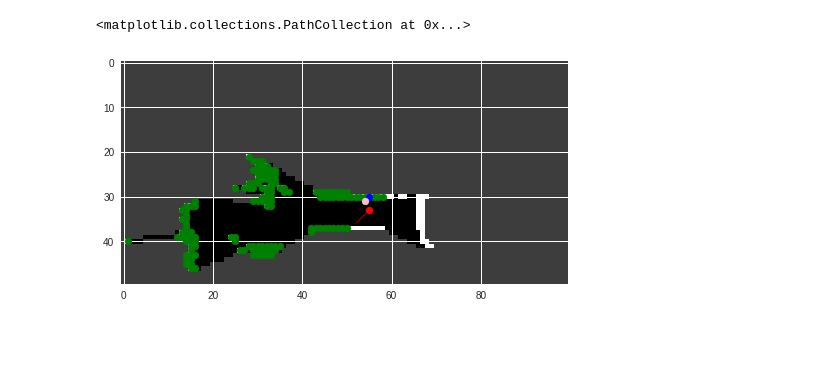
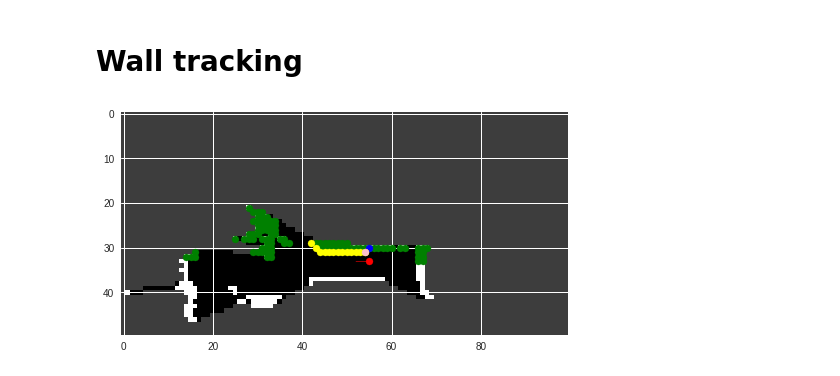
Before and after one commit to pelegharel/robotics-final, a Jupyter notebook: wall_trace.ipynb, the cells around one changed output. Drawn from its saved outputs; the diff is of its cells as text; code cells hidden in the pictures; blank space fills up the shorter version.

```diff
--- a/wall_trace.ipynb
+++ b/wall_trace.ipynb
@@ -19,6 +19,8 @@ from ipywidgets import widgets
 from IPython.display import display
 from itertools import islice, cycle
 import cv2
+# %% [markdown]
+# Wall tracking
 # %%
 def unit_vector(vector):
   """
@@ -50,7 +52,7 @@ def find_rightside_points(robot_pos, robot_rotation, points_to_filter):
   from the point of view of the robot.
   """
   vectors = points_to_filter - robot_pos
-  angles = angle2vecs(robot_rotation, vectors)
+  angles = angle_between_many(robot_rotation, vectors)
   return points_to_filter[np.where(angles > 0)[0]]
 
 def closest_point(robot_pos, points):
@@ -120,7 +154,9 @@ def plot_state(world_map,
                points_of_right,
                min_right_point,
                robot_pos,
-               robot_rotation):
+               robot_rotation,
+               track_start,
+               track_points):
   """
   Plots the map of the world and deduced properties
   """
@@ -135,31 +171,35 @@ def plot_state(world_map,
             3 * robot_rotation[1],
             3 * robot_rotation[0],
             color='red')
+
+  track_arr = np.array(track_points)
+  plt.scatter(track_arr[:, 1], track_arr[:, 0], color="yellow")
+  plt.scatter(*track_start[::-1], color="pink")
 # %%
 VACANT = 254
 UKNOWN = 205
 OCCUPIED = 0
 
 wm = cv2.imread("robotics-final/map.pgm")[150:200, 150:250, 1]
 robot_pos = (33, 55)
 
-robot_rotation = (1, -1)
+robot_rotation = (0, -1)
 
 rightside_points = find_rightside_points(robot_pos,
                                          robot_rotation,
                                          np.argwhere(wm == OCCUPIED))
 
 min_right_point = closest_point(robot_pos, rightside_points)
 
+
+track_points = list(track_wall(wm, robot_pos, robot_rotation, min_right_point))
+
 plot_state(wm,
            points_of_right=rightside_points,
            min_right_point=min_right_point,
            robot_pos=robot_pos,
-           robot_rotation=robot_rotation)
-
-
-pp = track_start_point(wm, robot_pos, min_right_point)
-plt.scatter(pp[1], pp[0], color="pink")
+           robot_rotation=robot_rotation,
+           track_start=track_start_point(wm, robot_pos, min_right_point),
+           track_points=track_points)
 # %% [output]
-<matplotlib.collections.PathCollection at 0x...>
-[figure, old version]
+[figure, new version]
```
Also changed, not shown: parts of 5 cells of this notebook.
